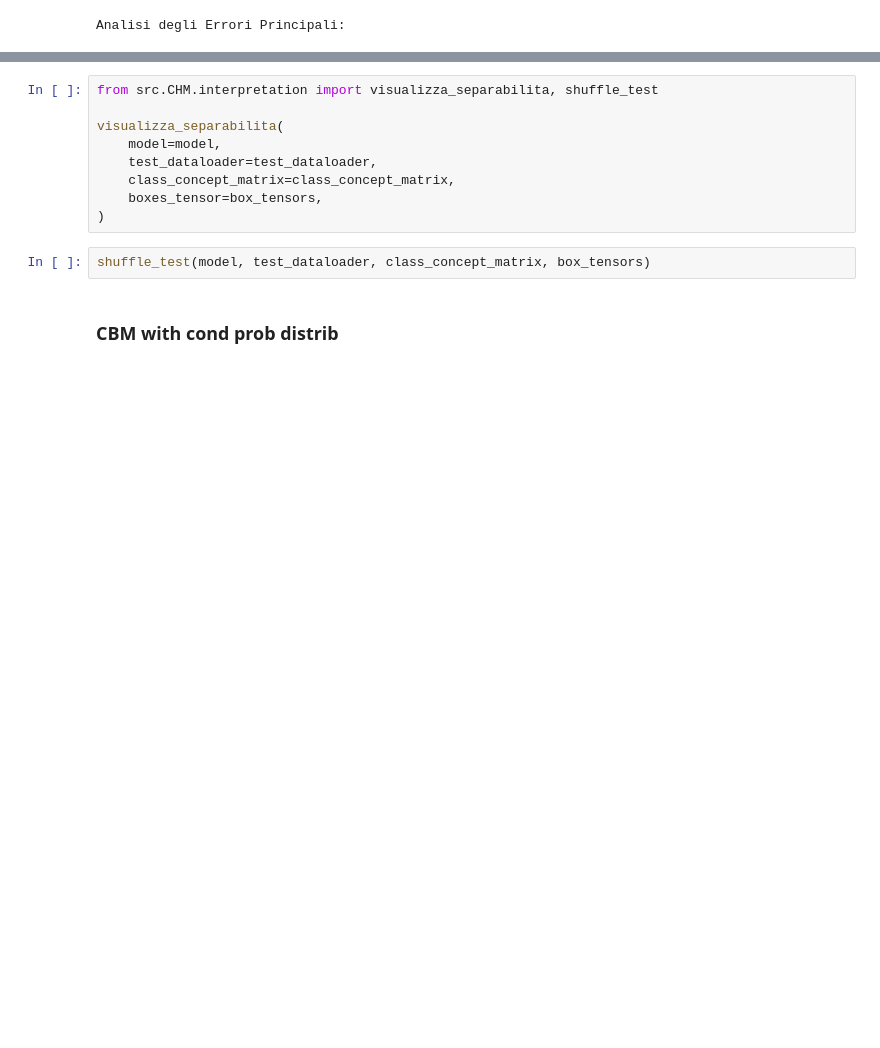
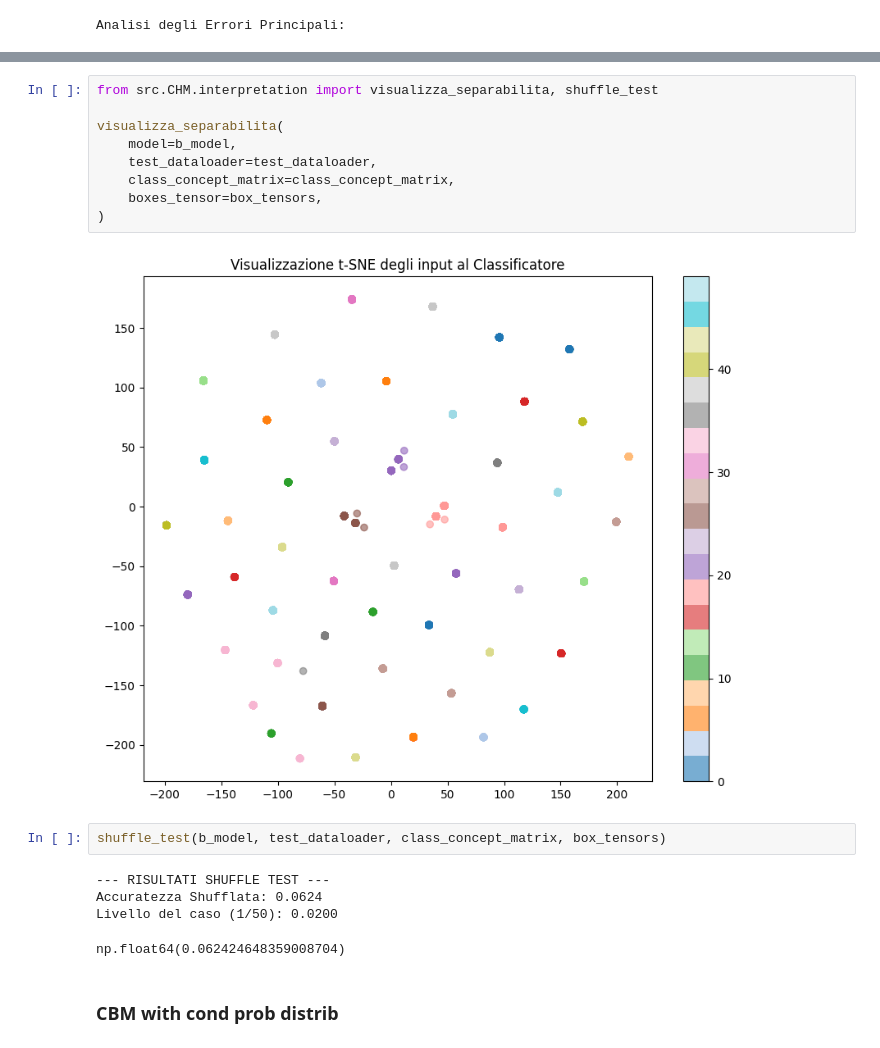
Before and after one commit to stefano-gamba/BoxEmbeddingCBM, a Jupyter notebook: notebooks/independent_training.ipynb, the cells around one changed output, grey strips where cells are left out. Saved outputs shown, nothing was run; the diff lists cells and outputs as text; blank space fills up the shorter version.

```diff
--- a/notebooks/independent_training.ipynb
+++ b/notebooks/independent_training.ipynb
@@ -332,14 +309,21 @@ explain_prediction(model, test_dataloader, concepts, classes, class_concept_matr
 # %%
 from src.CHM.interpretation import visualizza_separabilita, shuffle_test
 
 visualizza_separabilita(
-    model=model,
+    model=b_model,
     test_dataloader=test_dataloader,
     class_concept_matrix=class_concept_matrix,
     boxes_tensor=box_tensors,
 )
+# %% [output]
+[figure, added]
 # %%
-shuffle_test(model, test_dataloader, class_concept_matrix, box_tensors)
+shuffle_test(b_model, test_dataloader, class_concept_matrix, box_tensors)
+# %% [output]
+--- RISULTATI SHUFFLE TEST ---
+Accuratezza Shufflata: 0.0624
+Livello del caso (1/50): 0.0200
+np.float64(0.062424648359008704)
 # %% [markdown]
 ### CBM with cond prob distrib
 # %% [markdown]
```
Also changed, not shown: parts of 29 cells of this notebook, 2 other files.
